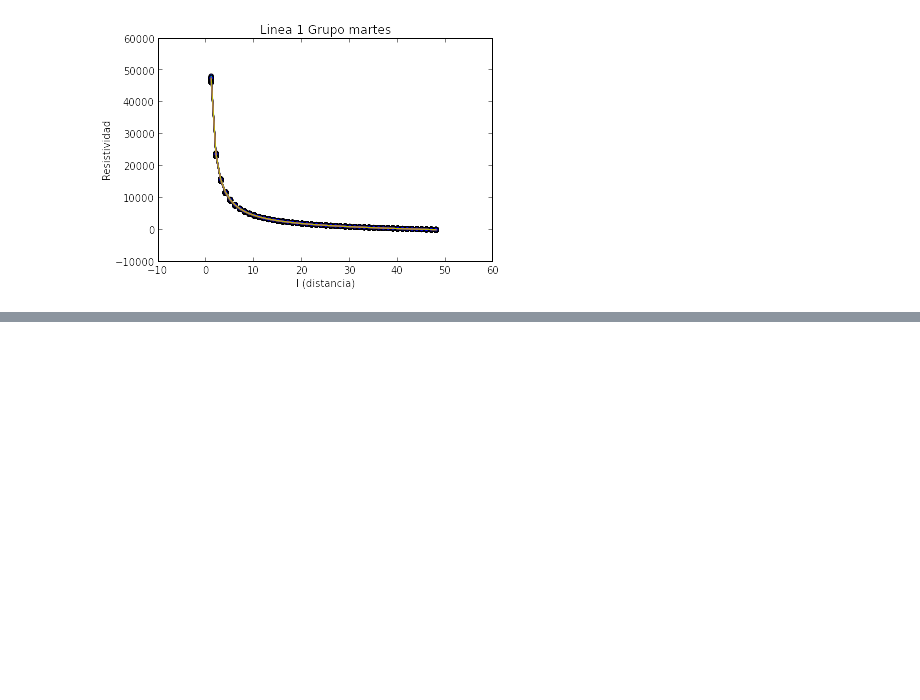
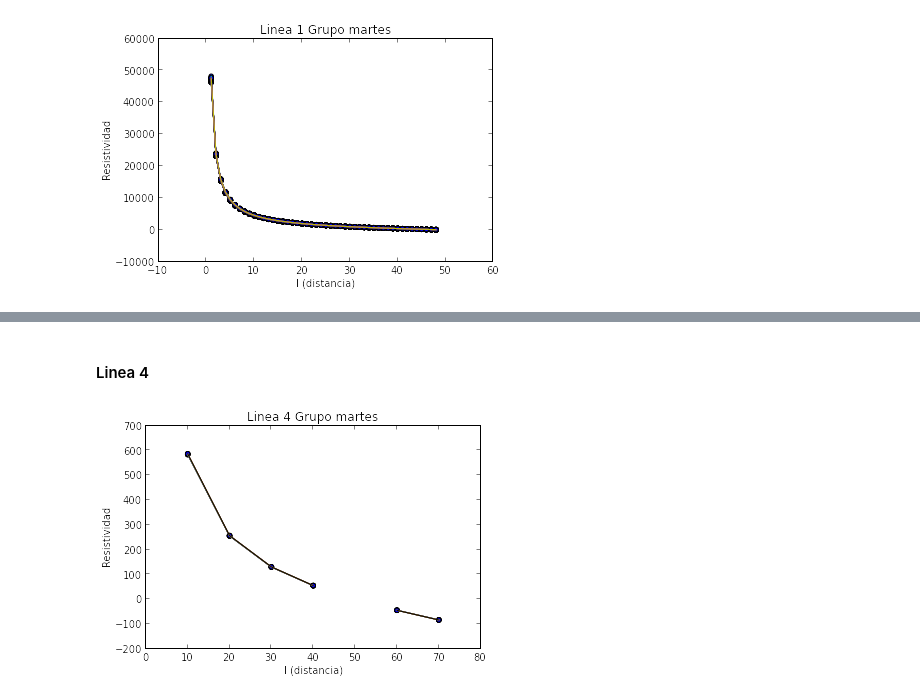
Before and after one commit to LinaPerez/Geophysics, a Jupyter notebook: Resistividad/Resistividad.ipynb, the cells around one changed output, grey strips where cells are left out. Saved outputs shown, nothing was run; the diff lists cells and outputs as text; code cells hidden in the pictures; blank space fills up the shorter version.

```diff
--- a/Resistividad/Resistividad.ipynb
+++ b/Resistividad/Resistividad.ipynb
@@ -275,0 +319,22 @@ for i in range (len(I_1m)):
+# %% [markdown]
+#### Linea 4
+# %%
+L_4m = 50
+
+datos4m = np.loadtxt('grupomartes_linea4')
+l_4m = datos4m[:,0]
+V_4m = datos4m[:,1]
+I_4m = datos4m[:,2]
+
+for i in range (len(I_4m)):
+    res_am4 = pi*(((L_4m**2)-(l_4m**2))**2)
+    res_bm4 = 2*l_4m*((L_4m**2)-(l_4m**2))
+    res_cm4= (absolute(V_4m[6] - V_4m[0] ) / I_4m[i])
+    resistividad_4m = (res_am4 / res_bm4)*res_cm4
+    plot (l_4m, resistividad_4m)
+    scatter (l_4m, resistividad_4m)
+    plt.title('Linea 4 Grupo martes')
+    plt.xlabel('l (distancia)')
+    plt.ylabel('Resistividad')
+# %% [output]
+[figure, added]
```
Also changed, not shown: parts of 13 cells of this notebook, 5 other files.
